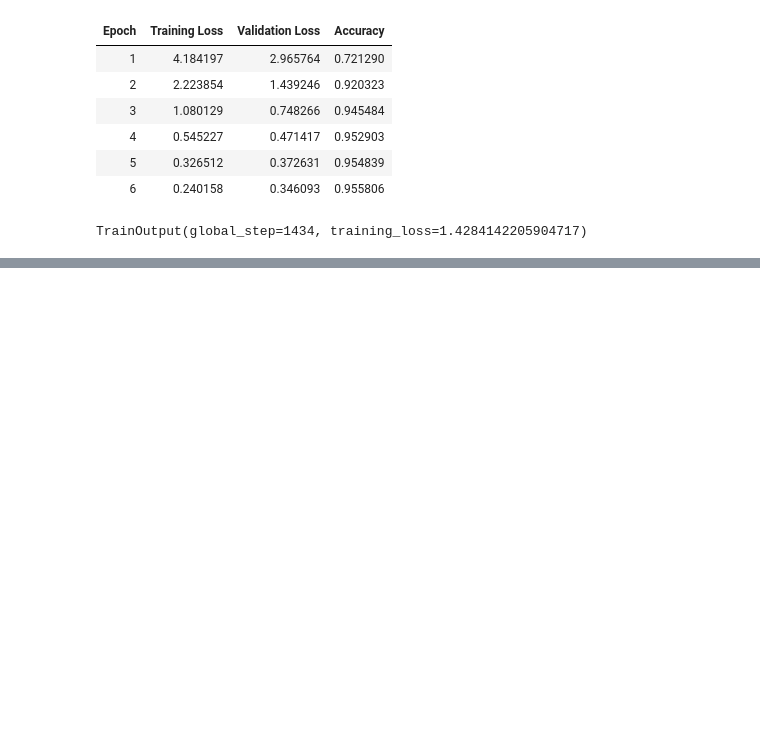
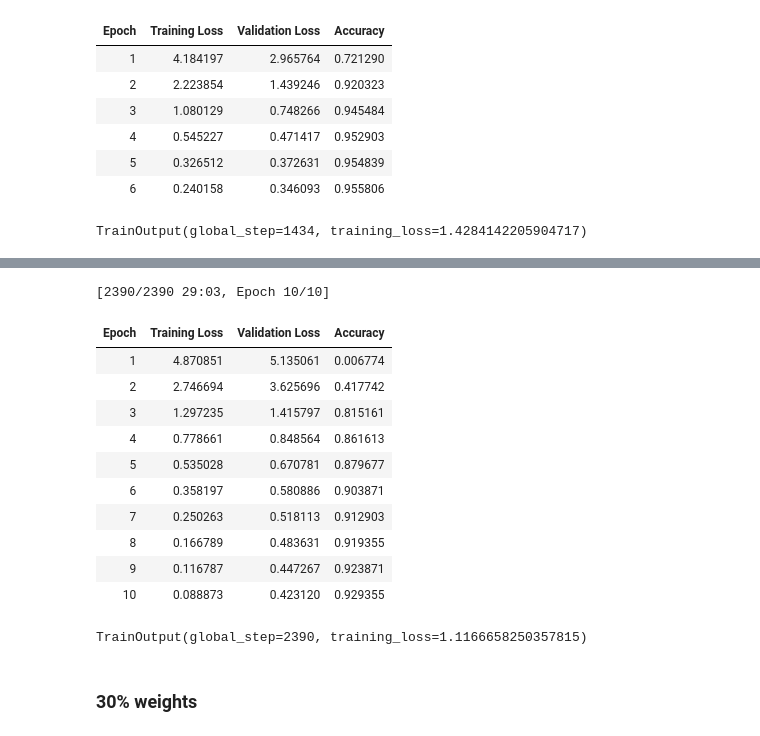
Before and after one commit to lewtun/transformerlab, a Jupyter notebook: experiments.intent-detection.ipynb, the cells around one changed output, grey strips where cells are left out. Drawn from its saved outputs; the diff is of its cells as text; code cells hidden in the pictures; blank space fills up the shorter version.

```diff
--- a/experiments.intent-detection.ipynb
+++ b/experiments.intent-detection.ipynb
@@ -567,0 +729,29 @@ TrainOutput(global_step=1434, training_loss=1.4284142205904717)
+# %%
+# need to do this manually for now!
+train_ds = clinc_enc['train']
+eval_ds = clinc_enc['validation'].map(lambda x : {'threshold': final_threshold})
+# %%
+pruning_trainer = PruningTrainer(
+    model_init=model_init,
+    args=pruning_training_args,
+    train_dataset=train_ds,
+    eval_dataset=eval_ds,
+    tokenizer=tokenizer,
+    compute_metrics=compute_metrics
+)
+# %%
+pruning_trainer.train()
+# %% [output]
+[2390/2390 29:03, Epoch 10/10]
+| Epoch | Training Loss | Validation Loss | Accuracy |
+| 1 | 4.870851 | 5.135061 | 0.006774 |
+| 2 | 2.746694 | 3.625696 | 0.417742 |
+| 3 | 1.297235 | 1.415797 | 0.815161 |
+| 4 | 0.778661 | 0.848564 | 0.861613 |
+| 5 | 0.535028 | 0.670781 | 0.879677 |
+| 6 | 0.358197 | 0.580886 | 0.903871 |
+| 7 | 0.250263 | 0.518113 | 0.912903 |
+| 8 | 0.166789 | 0.483631 | 0.919355 |
+| 9 | 0.116787 | 0.447267 | 0.923871 |
+| 10 | 0.088873 | 0.423120 | 0.929355 |
+TrainOutput(global_step=2390, training_loss=1.1166658250357815)
@@ -567,0 +760,2 @@ TrainOutput(global_step=1434, training_loss=1.4284142205904717)
+# %% [markdown]
+### 30% weights
```
Also changed, not shown: parts of 28 cells of this notebook.
